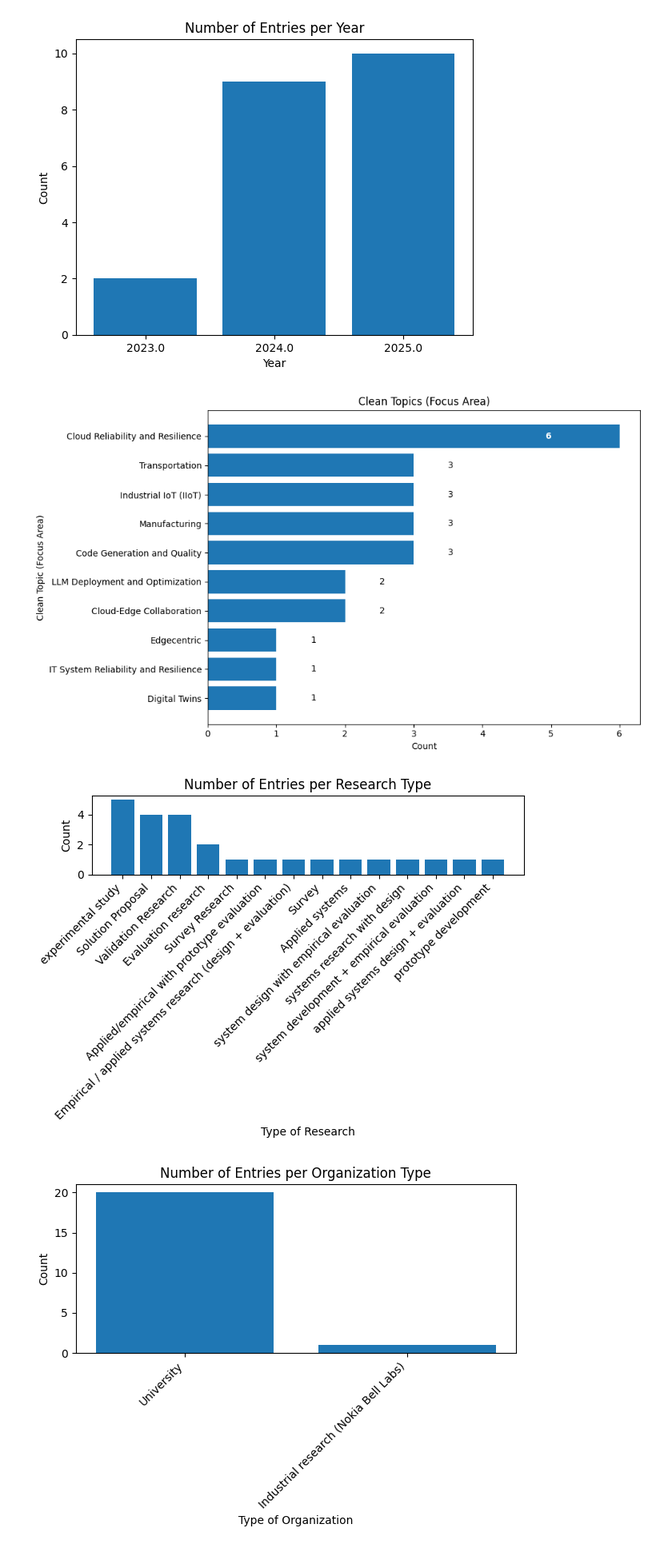
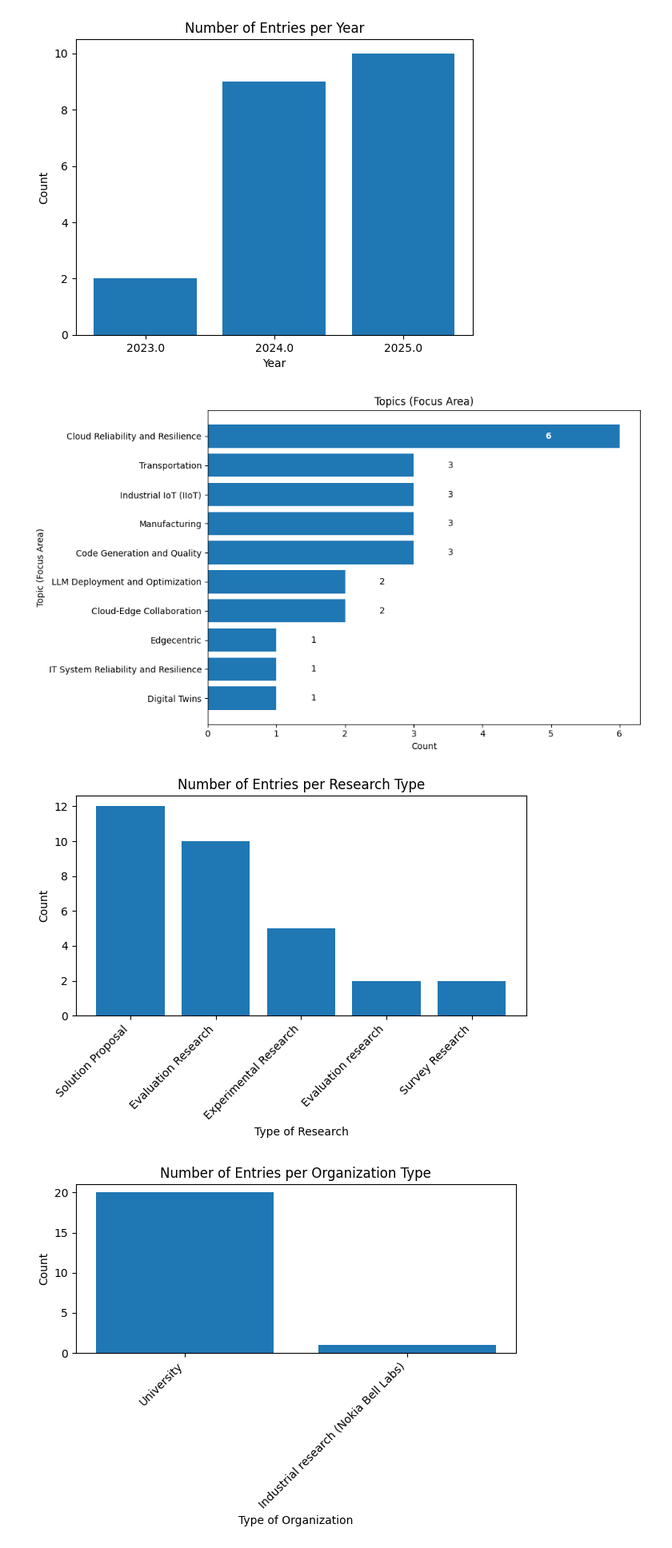
Before and after one commit to ErikFolkesson/SMS_project_data_viz, a Jupyter notebook: bubble_plot.ipynb, the cells around one changed output. Shown at 80% size. Saved outputs shown, nothing was run; the diff lists cells and outputs as text; code cells hidden in the pictures.

Commit message:
added bubble plot

```diff
--- a/bubble_plot.ipynb
+++ b/bubble_plot.ipynb
@@ -21,6 +21,6 @@ filtered_df.head()
 | 7 | https://ieeexplore-ieee-org.ep.bi... | Included | NaN | Included | NaN | ... |
 | 11 | https://ieeexplore-ieee-org.ep.bi... | Included | NaN | Included | NaN | ... |
 # %%
-df = filtered_df.iloc[:, -5:]
+df = filtered_df.iloc[:, -6:]
 df.head()
 # %% [output]
@@ -57,8 +57,8 @@ top_clean_topic_counts = clean_topic_counts.head(top_n)
 plt.figure(figsize=(10, 6))
 bars = plt.barh(top_clean_topic_counts.index[::-1], top_clean_topic_counts.values[::-1])
 plt.xlabel('Count')
-plt.ylabel('Clean Topic (Focus Area)')
-plt.title(f'Clean Topics (Focus Area)')
+plt.ylabel('Topic (Focus Area)')
+plt.title(f'Topics (Focus Area)')
 plt.tight_layout()
 
 # Add value labels inside or just outside the bar
@@ -73,26 +73,26 @@ for bar in bars:
 
 plt.show()
 # %% [output]
-[figure, old version]
+[figure, new version]
 # %%
 import matplotlib.pyplot as plt
 
 # Split and explode the research types
-types_series = df['KEYWORDS: Types of research'].str.split(',').explode().str.strip()
+types_series = df['CLEAN KEYWORDS: Types of research'].str.split(',').explode().str.strip()
 
 # Count each type
 type_counts = types_series.value_counts()
 
 # Plot
 plt.bar(type_counts.index, type_counts.values)
 plt.xlabel('Type of Research')
 plt.ylabel('Count')
 plt.title('Number of Entries per Research Type')
 plt.xticks(rotation=45, ha='right')
 plt.tight_layout()
 plt.show()
 # %% [output]
-[figure, old version]
+[figure, new version]
 # %%
 import matplotlib.pyplot as plt
 
```
Also changed, not shown: parts of 2 cells of this notebook.
